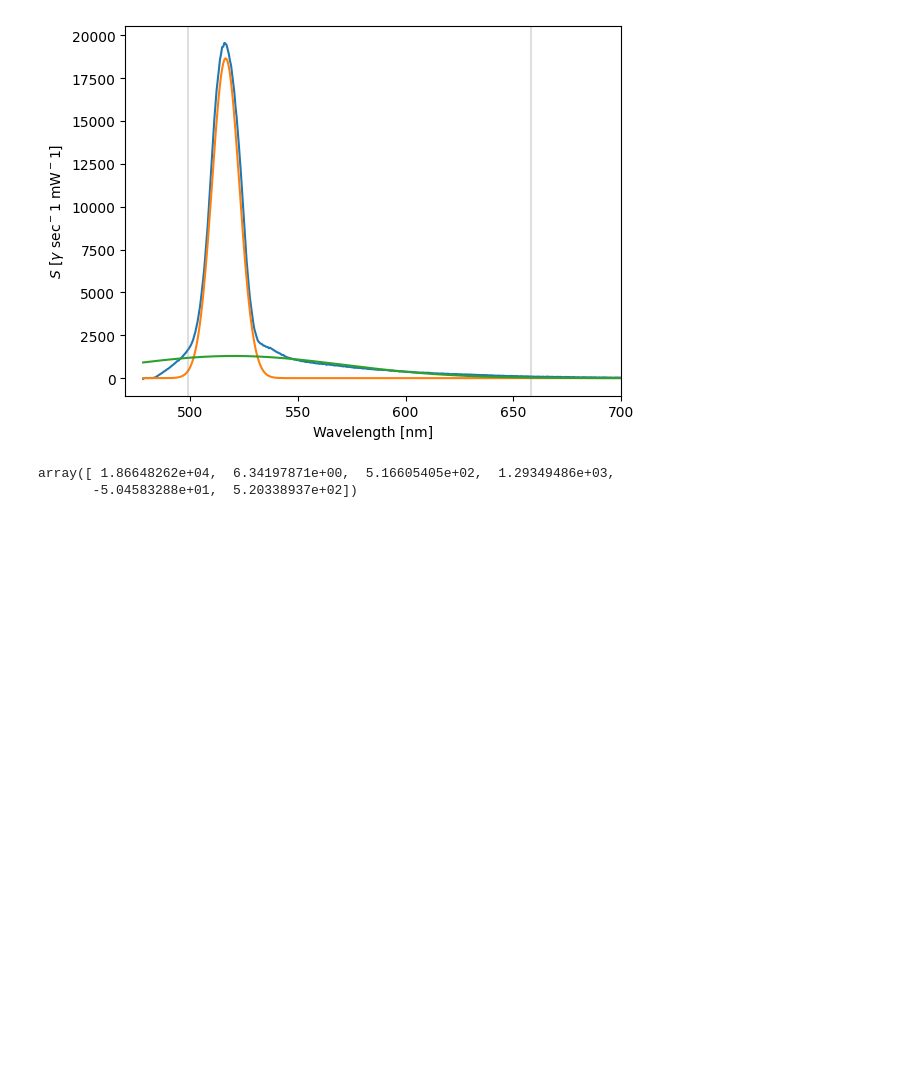
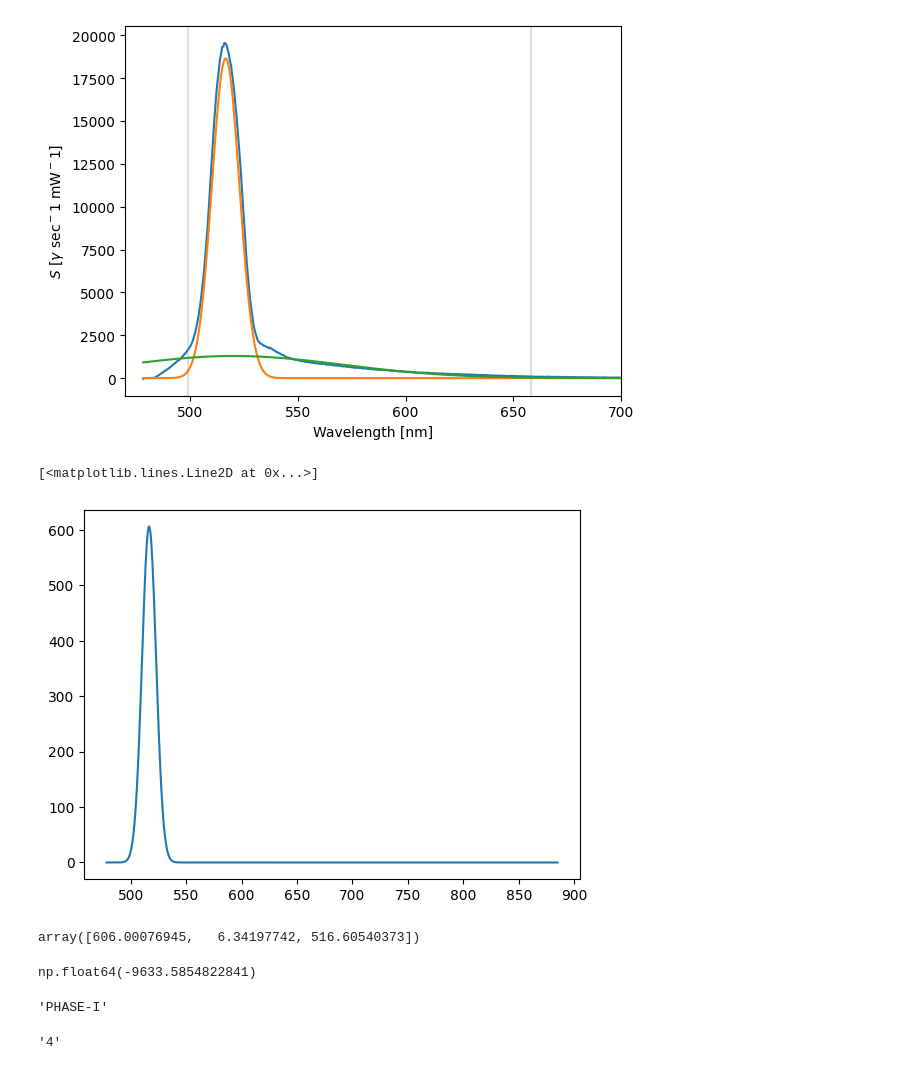
Before and after one commit to nhargy/Phoenix, a Jupyter notebook: Analysis/notebooks/scratchpad.ipynb, the cells around one changed output. Drawn from its saved outputs; the diff is of its cells as text; code cells hidden in the pictures; blank space fills up the shorter version.

```diff
--- a/Analysis/notebooks/scratchpad.ipynb
+++ b/Analysis/notebooks/scratchpad.ipynb
@@ -179,28 +181,39 @@ plt.xlim(470, 700)
 # %%
 # Get baseline
 bl_dirpath = '/home/hargy/Scientific/DataCold/Experimental-Data/Project-Phoenix/PHASE-I/Coll2/BL/'
 x, _       = sg.read_spectrum(os.path.join(bl_dirpath, 'it_0.txt'))
 it_mtx       = sg.gen_iteration_matrix(bl_dirpath)
 combined_arr = sg.combine_iterations(it_mtx, method='mean-weighted')
 
 bl = np.mean(combined_arr)
 
 # Ramana Scratchpad
 dirpath  = '/home/hargy/Scientific/DataCold/Experimental-Data/Project-Phoenix/PHASE-I/Coll2/H2O/'
 x, _     = sg.read_spectrum(os.path.join(dirpath, 'it_0.txt'))
 
 it_mtx       = sg.gen_iteration_matrix(dirpath)
 combined_arr = sg.combine_iterations(it_mtx, method='mean-weighted')
 
 # subtract baseline
 combined_arr = sg.remove_baseline(combined_arr, bl)
 
-factor       = 1 #0.5*4*15.4
+factor       = 0.5*4*15.4
 fin_arr      = sg.scale_array(combined_arr, factor)
 
 popt = sg.get_raman_gaussian(x, fin_arr)
+
+def gaussian(x, a, s, m):
+    return a * np.exp(-((x-m)**2)/(2*(s**2)))
+
+plt.plot(x, gaussian(x, *popt))
 # %% [output]
-array([ 1.86648262e+04,  6.34197871e+00,  5.16605405e+02,  1.29349486e+03,
-       -5.04583288e+01,  5.20338937e+02])
+[<matplotlib.lines.Line2D at 0x...>]
+[figure, added]
 # %%
 popt
+# %% [output]
+array([606.00076945,   6.34197742, 516.60540373])
+# %%
+np.trapezoid(x, gaussian(x, *popt))
+# %% [output]
+np.float64(-9633.5854822841)
@@ -206,0 +224,9 @@ popt
+# %%
+phase
+# %% [output]
+'PHASE-I'
+# %%
+st = '4x'
+st[0]
+# %% [output]
+'4'
```
Also changed, not shown: parts of 32 cells of this notebook, 12 other files.
